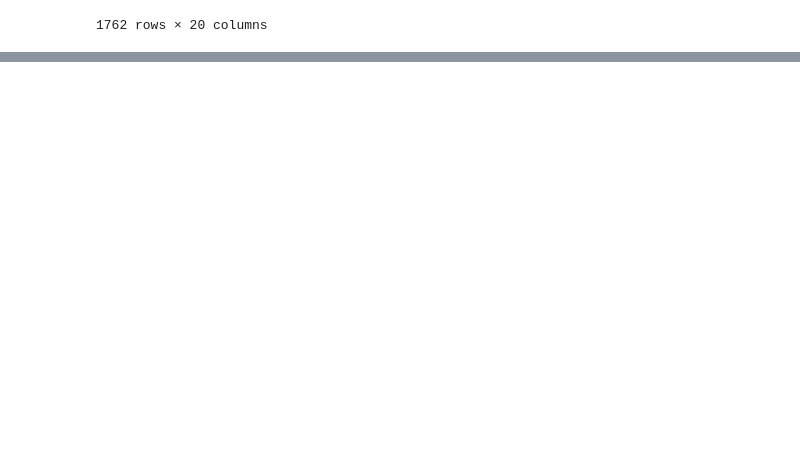
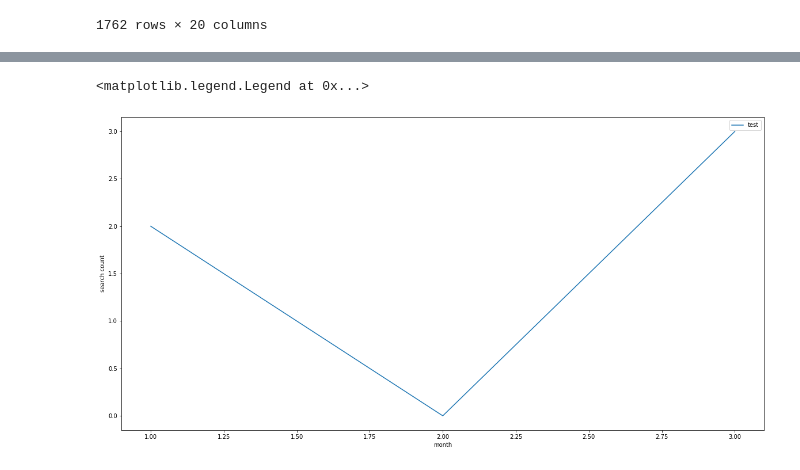
Before and after one commit to azaman13/covid19, a Jupyter notebook: Queries.ipynb, the cells around one changed output, grey strips where cells are left out. Saved outputs shown, nothing was run; the diff lists cells and outputs as text; code cells hidden in the pictures; blank space fills up the shorter version.

```diff
--- a/Queries.ipynb
+++ b/Queries.ipynb
@@ -236,0 +272,8 @@ Text(0, 0.5, 'Count')
+# %%
+test_plot = df_grouped['query'].str.contains('test').groupby(df_grouped['months']).sum().plot(label='test')
+plt.xlabel('month')
+plt.ylabel('search count')
+plt.legend()
+# %% [output]
+<matplotlib.legend.Legend at 0x...>
+[figure, added]
```
Also changed, not shown: parts of 2 cells of this notebook.
